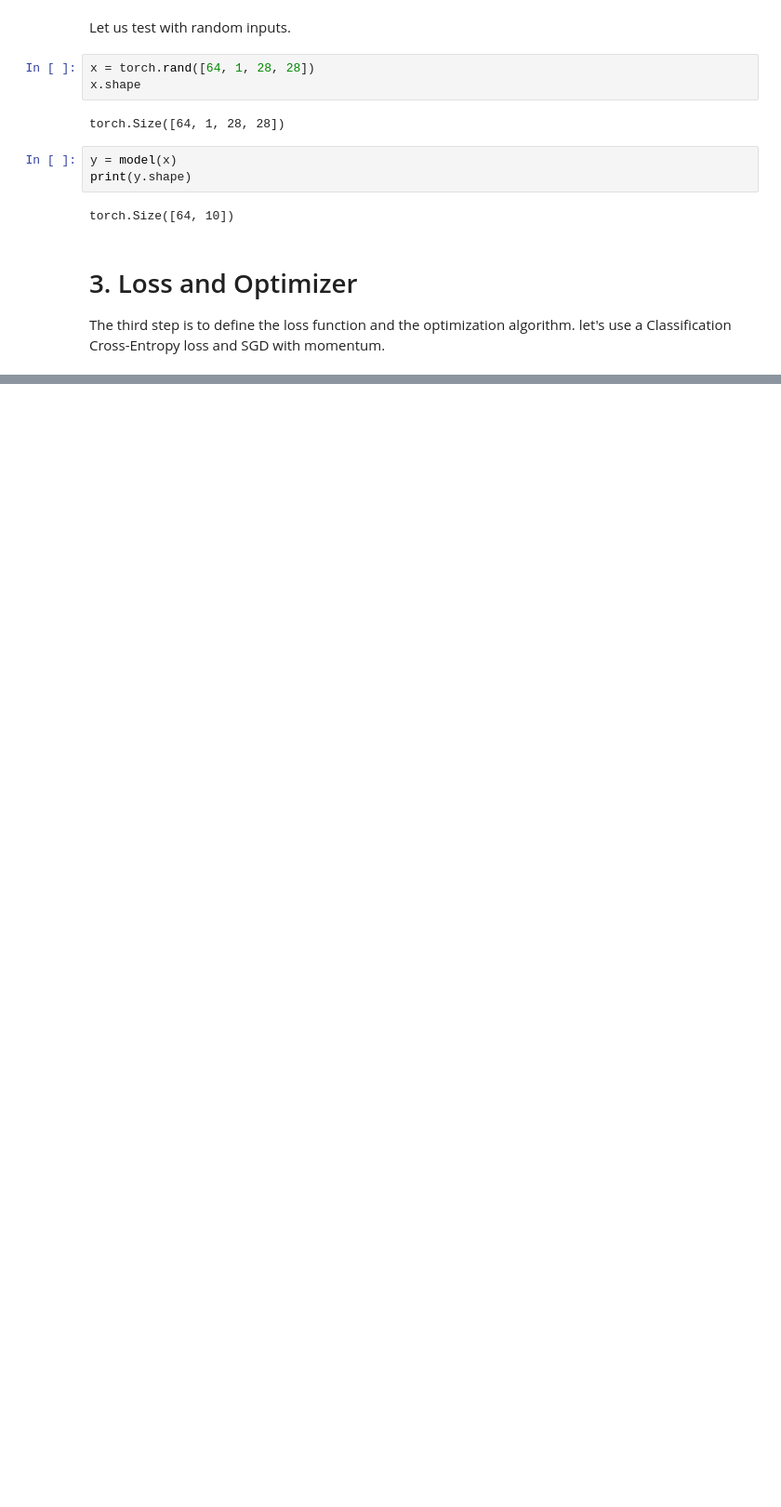
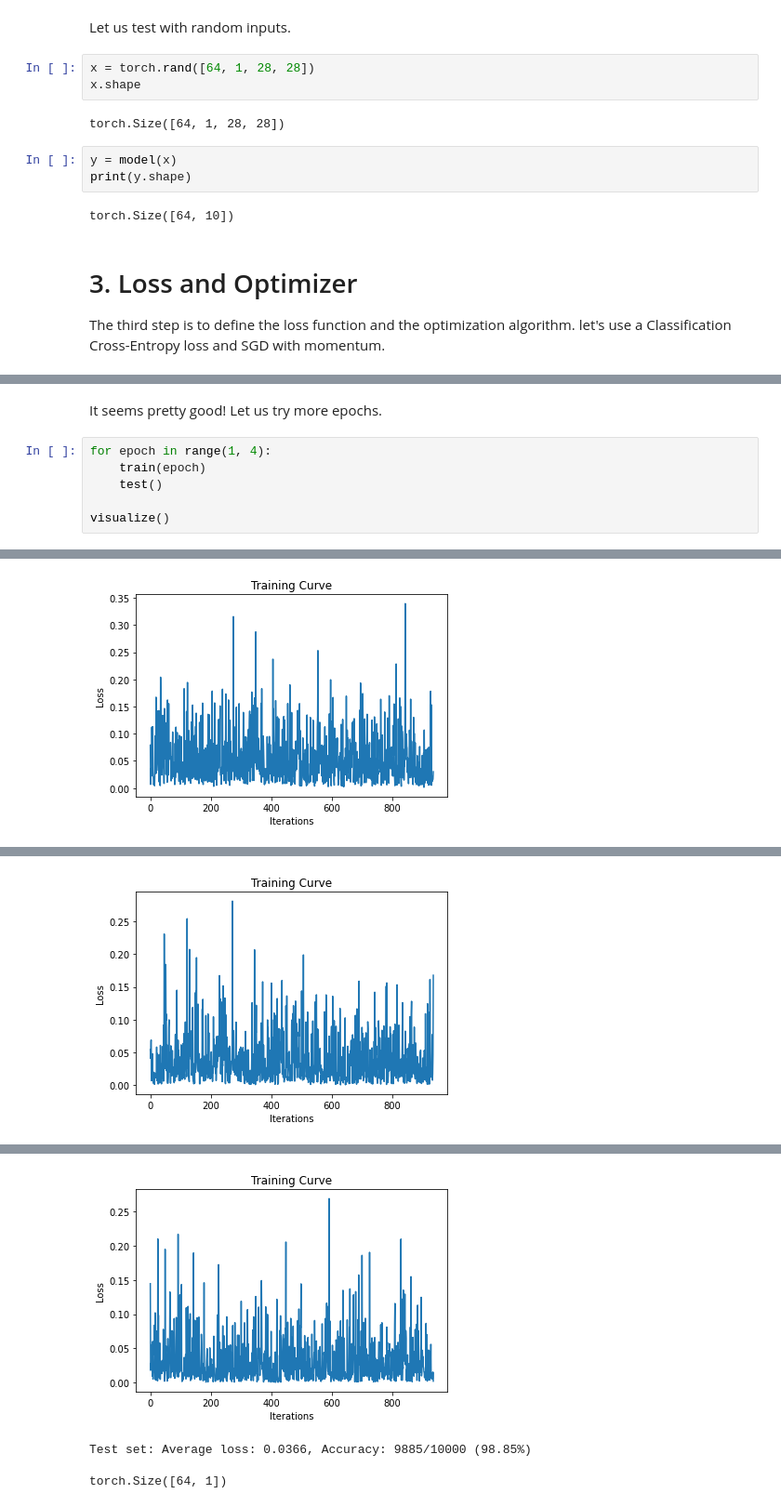
Before and after one commit to jinyingtld/python, a Jupyter notebook: AI6126_tutorial.ipynb, the cells around one changed output, grey strips where cells are left out. Shown at 93% size. Cells and saved outputs as stored; diff of their text form; blank space fills up the shorter version.

```diff
--- a/AI6126_tutorial.ipynb
+++ b/AI6126_tutorial.ipynb
@@ -308,0 +527,9 @@ optimizer = torch.optim.SGD(model.parameters(), 0.01, momentum=)
+# %% [markdown]
+It seems pretty good! Let us try more epochs.
+# %%
+for epoch in range(1, 4):
+    train(epoch)
+    test()
+
+visualize()
+# %% [output]
@@ -308,0 +547 @@ optimizer = torch.optim.SGD(model.parameters(), 0.01, momentum=)
+[figure, added]
@@ -308,0 +561 @@ optimizer = torch.optim.SGD(model.parameters(), 0.01, momentum=)
+[figure, added]
@@ -308,0 +575,4 @@ optimizer = torch.optim.SGD(model.parameters(), 0.01, momentum=)
+[figure, added]
+Test set: Average loss: 0.0366, Accuracy: 9885/10000 (98.85%)
+
+torch.Size([64, 1])
```
Also changed, not shown: parts of 32 cells of this notebook.
